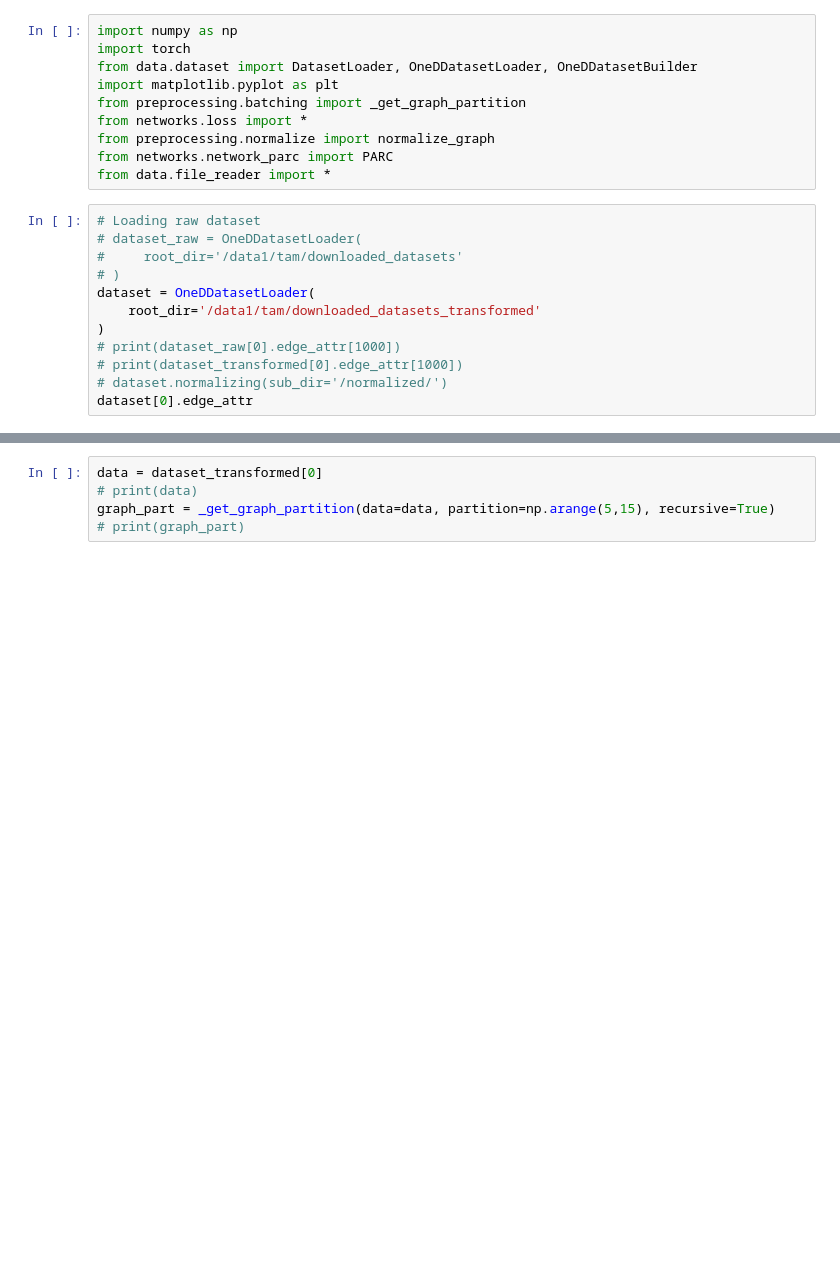
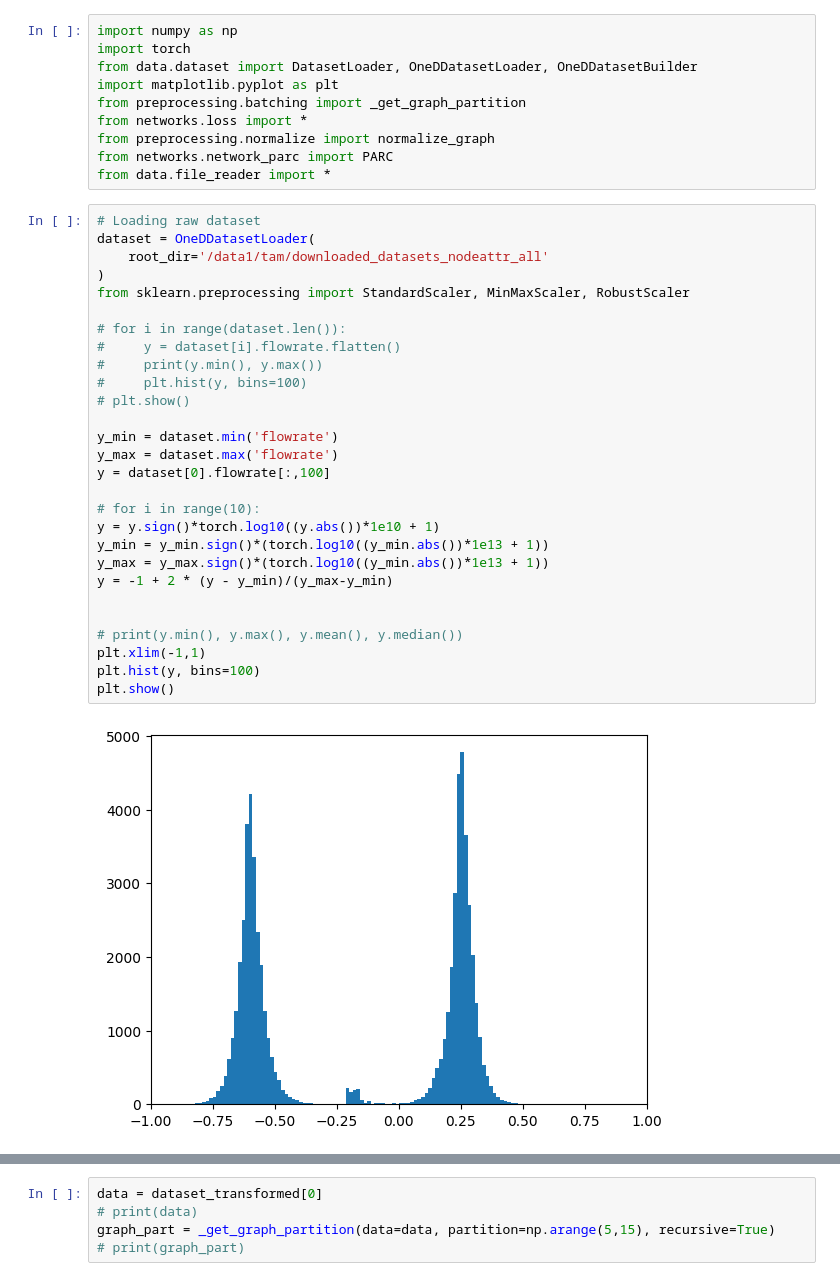
Before and after one commit to tamtran22/graph_batching, a Jupyter notebook: data.ipynb, the cells around one changed output, grey strips where cells are left out. Saved outputs shown, nothing was run; the diff lists cells and outputs as text; blank space fills up the shorter version.

```diff
--- a/data.ipynb
+++ b/data.ipynb
@@ -8,18 +8,36 @@ from networks.loss import *
 from preprocessing.normalize import normalize_graph
 from networks.network_parc import PARC
 from data.file_reader import *
-# %%
-# Loading raw dataset
-# dataset_raw = OneDDatasetLoader(
-#     root_dir='/data1/tam/downloaded_datasets'
-# )
-dataset = OneDDatasetLoader(
-    root_dir='/data1/tam/downloaded_datasets_transformed'
-)
-# print(dataset_raw[0].edge_attr[1000])
-# print(dataset_transformed[0].edge_attr[1000])
-# dataset.normalizing(sub_dir='/normalized/')
-dataset[0].edge_attr
+# %%
+# Loading raw dataset
+dataset = OneDDatasetLoader(
+    root_dir='/data1/tam/downloaded_datasets_nodeattr_all'
+)
+from sklearn.preprocessing import StandardScaler, MinMaxScaler, RobustScaler
+
+# for i in range(dataset.len()):
+#     y = dataset[i].flowrate.flatten()
+#     print(y.min(), y.max())
+#     plt.hist(y, bins=100)
+# plt.show()
+
+y_min = dataset.min('flowrate')
+y_max = dataset.max('flowrate')
+y = dataset[0].flowrate[:,100]
+
+# for i in range(10):
+y = y.sign()*torch.log10((y.abs())*1e10 + 1)
+y_min = y_min.sign()*(torch.log10((y_min.abs())*1e13 + 1))
+y_max = y_max.sign()*(torch.log10((y_min.abs())*1e13 + 1))
+y = -1 + 2 * (y - y_min)/(y_max-y_min)
+
+
+# print(y.min(), y.max(), y.mean(), y.median())
+plt.xlim(-1,1)
+plt.hist(y, bins=100)
+plt.show()
+# %% [output]
+[figure, added]
 # %%
 # process dataset all
 dataset = OneDDatasetLoader(
```
Also changed, not shown: parts of 11 cells of this notebook, 18 other files.
